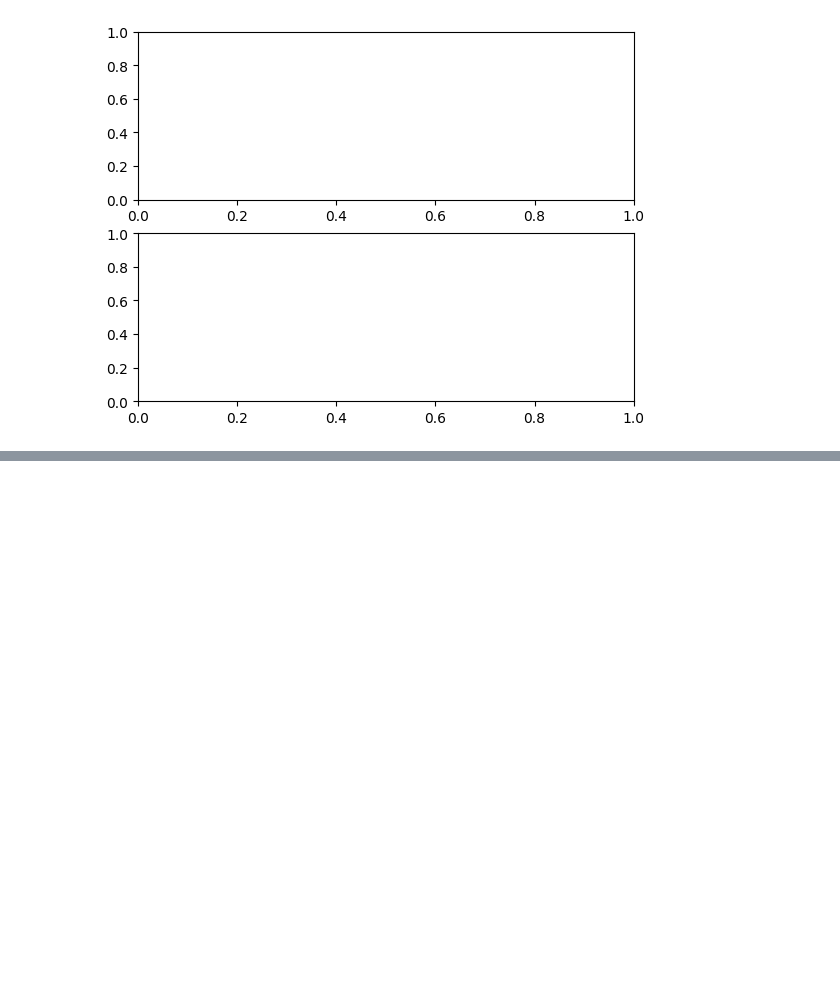
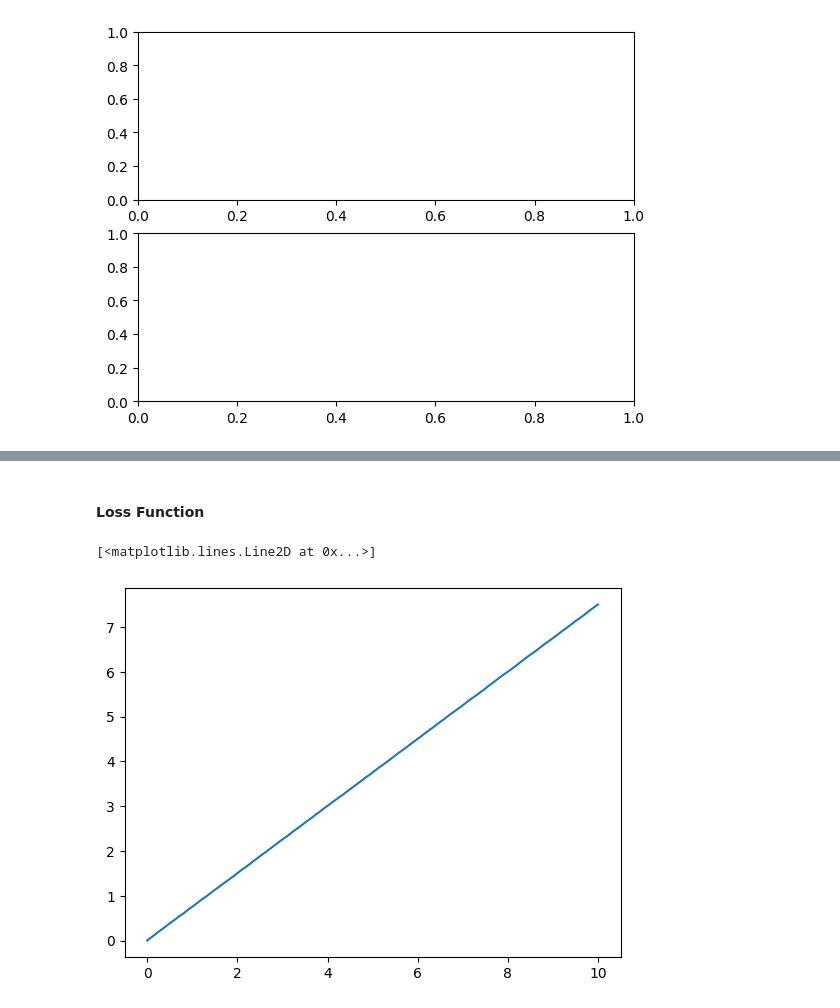
Before and after one commit to swapnashis/Intro_to_AI-BKIAC, a Jupyter notebook: Class-5/cls_05.ipynb, the cells around one changed output, grey strips where cells are left out. Saved outputs shown, nothing was run; the diff lists cells and outputs as text; code cells hidden in the pictures; blank space fills up the shorter version.

```diff
--- a/Class-5/cls_05.ipynb
+++ b/Class-5/cls_05.ipynb
@@ -621,0 +793,10 @@ ax
+# %% [markdown]
+#### Loss Function
+# %%
+X = np.linspace(0, 10, 100)
+y = X * .75 + np.random.random(X.shape)/100
+# %%
+plt.plot(X, y)
+# %% [output]
+[<matplotlib.lines.Line2D at 0x...>]
+[figure, added]
```
Also changed, not shown: parts of 33 cells of this notebook, 16 other files.
